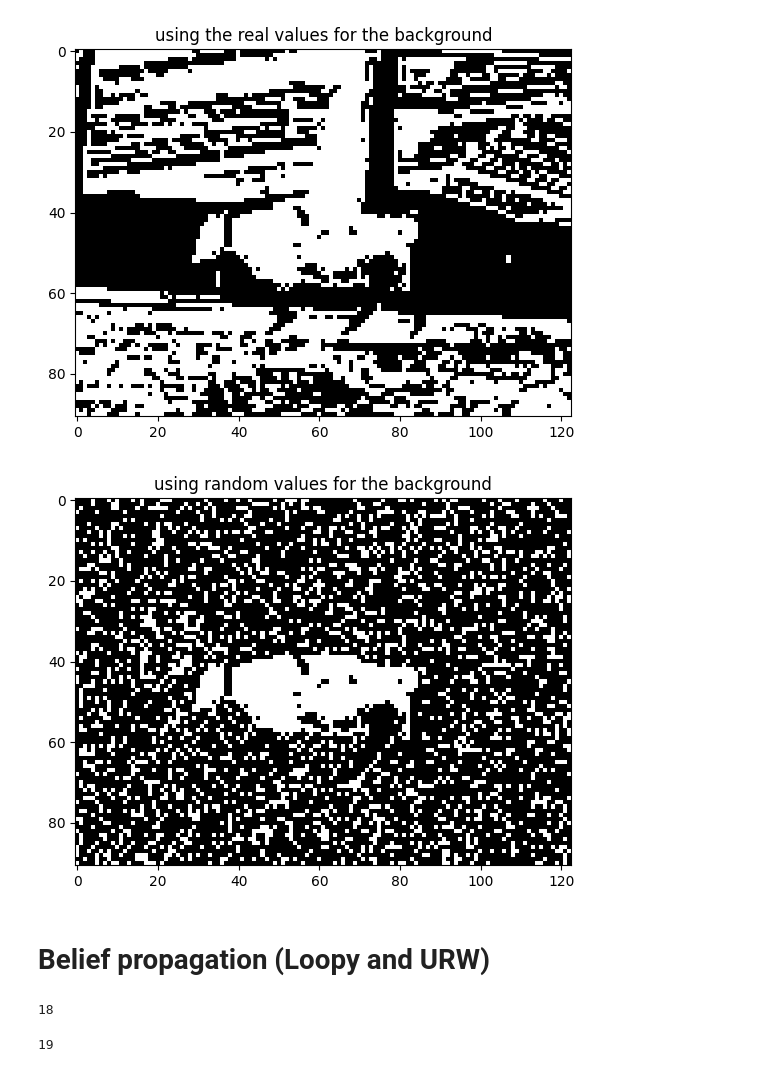
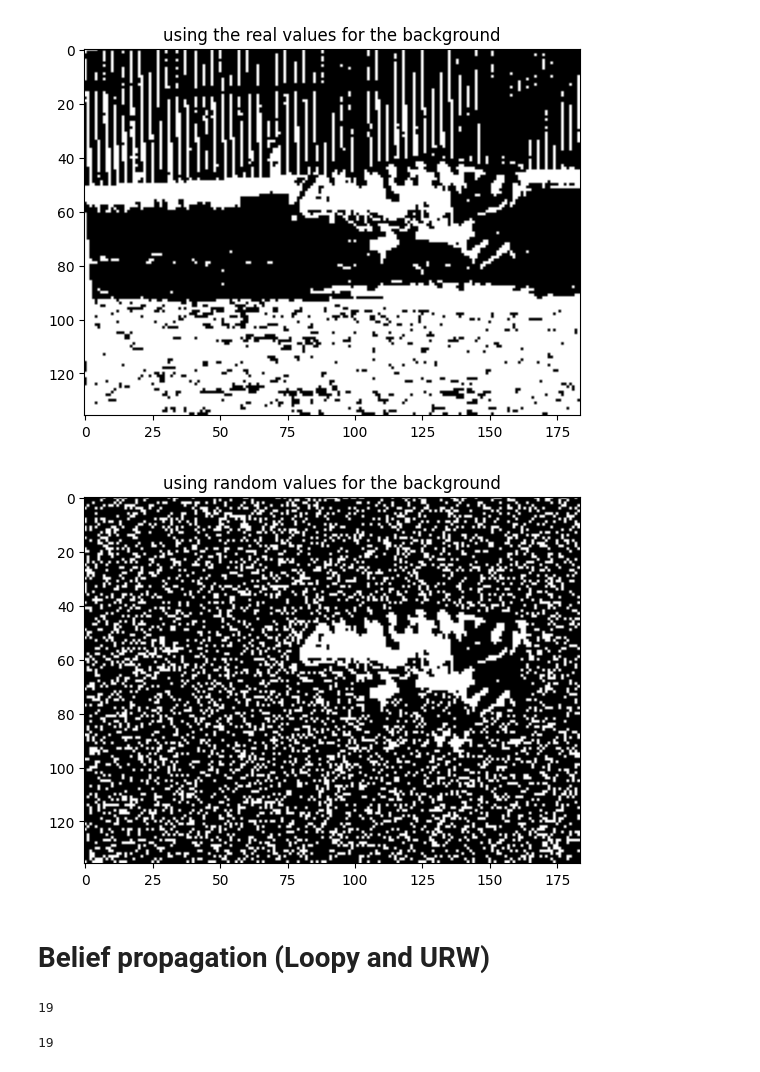
Before and after one commit to VirgileUniv/GNN_proj_last, a Jupyter notebook: test_dataset.ipynb, the cells around one changed output. Drawn from its saved outputs; the diff is of its cells as text; code cells hidden in the pictures.

```diff
--- a/test_dataset.ipynb
+++ b/test_dataset.ipynb
@@ -16,11 +17,11 @@ PATH_images = os.path.join('TUDarmstadt', 'PNGImages', IMAGES)
 PATH_mask = os.path.join('TUDarmstadt', 'GTMasks', IMAGES)
 
 # reduce the size of the image (otherwise sooooo long to build the factor graph -> implement without networkx ? in C/C++ ?)
-REDUCTION_FACTOR = 3
+REDUCTION_FACTOR = 2
 NUM_PIXELS_INTENSITY = 64
 
 images_names = os.listdir(PATH_images)
-
+print('num images :',len(images_names))
 
 # get the images and the masks, using only 64 possible values for pixel intensities
 images_grey = []
@@ -32,7 +33,7 @@ for img in images_names:
     img_path  = os.path.join(PATH_images, img)
     mask_path = os.path.join(PATH_mask, img)
 
-    im_frame = Image.open(img_path).convert('L') # convert to grey scale
+    im_frame = Image.open(img_path) # convert to grey scale
     im_mask = Image.open(mask_path)
     size = im_frame.size
 
@@ -41,6 +42,7 @@ for img in images_names:
         im_frame = ImageOps.scale(im_frame, 1/REDUCTION_FACTOR)
         im_mask = ImageOps.scale(im_mask, 1/REDUCTION_FACTOR)
 
+    im_frame = im_frame.convert('L')
     img_array = np.array(im_frame)
     mask_array = np.array(im_mask)
 
@@ -58,0 +61,5 @@ IMG_NUM = -1
+# %%
+IMG_NUM = 45
+images_names[IMG_NUM]
+plt.imshow(images_grey[IMG_NUM], cmap='gray')
+plt.show()
@@ -85,32 +78,32 @@ plt.hist(img[mask], bins=NUM_PIXELS_INTENSITY)
 # %%
 # just to see what it looks like just using the pixel intensities
 
 im = images_grey[IMG_NUM]
 im_back_rd = images_grey_back_rd[IMG_NUM]
 
 # low, high = np.quantile(im[images_mask[IMG_NUM]], [0.1, 0.6]).astype(int)
-low, high = 9, 23
+low, high = 12, 26
 
 def trans(im) :
     new_im = np.zeros(im.shape)
     for i, j in np.ndindex(im.shape):
         if im[i, j] < low or im[i, j] > high:
             new_im[i, j] = 0
         else:
             new_im[i, j] = 1
     return new_im
 
 
 plt.imshow(trans(im), cmap='gray')
 plt.title('using the real values for the background')
 plt.show()
 
 plt.imshow(trans(im_back_rd), cmap='gray')
 plt.title('using random values for the background')
 plt.show()
 # %% [output]
-[figure, old version]
+[figure, new version]
-[figure, old version]
+[figure, new version]
 # %%
 ### build the factor distribs of the graph
 
@@ -151,7 +144,7 @@ for i in range(N) :
     beliefs = np.array([model_URW_back_rd.belief('cls({}, {})'.format(i, j)) for i, j in np.ndindex(img_shape)])
     beliefs_evol_URW_back_rd.append(beliefs[:, 1].reshape(img_shape))
 # %% [output]
-18
+19
 # %%
 # beliefs propagation using loopy BP
 
```
Also changed, not shown: parts of 8 cells of this notebook, 11 other files.
